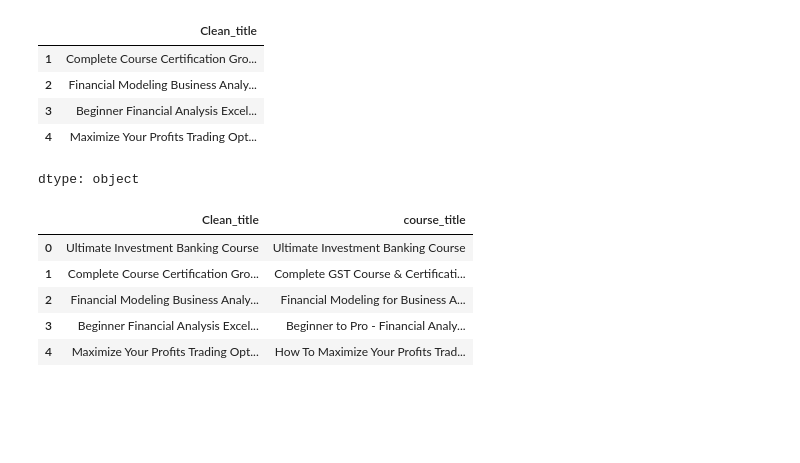
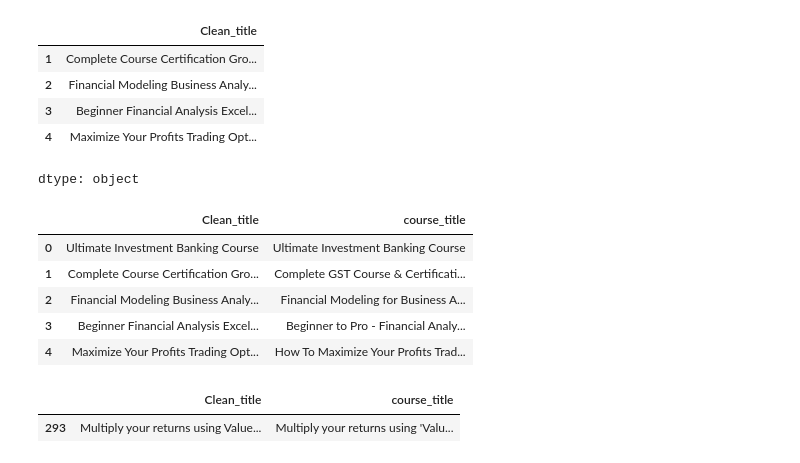
Before and after one commit to AAdewunmi/Online-Course-Recommendation-App-Project, a Jupyter notebook: EDA_On_UdemyDataset.ipynb, the cells around one changed output. Drawn from its saved outputs; the diff is of its cells as text; code cells hidden in the pictures; blank space fills up the shorter version.

Commit message:
Filter rows with longest clean title

```diff
--- a/EDA_On_UdemyDataset.ipynb
+++ b/EDA_On_UdemyDataset.ipynb
@@ -802,3 +802,10 @@ temp.head()
 | 2 | Financial Modeling Business Analy... | Financial Modeling for Business A... |
 | 3 | Beginner Financial Analysis Excel... | Beginner to Pro - Financial Analy... |
 | 4 | Maximize Your Profits Trading Opt... | How To Maximize Your Profits Trad... |
+# %%
+# Filter rows with longest clean title
+
+temp[temp['Clean_title'].str.len()==max(temp['Clean_title'].str.len())]
+# %% [output]
+|  | Clean_title | course_title |
+| 293 | Multiply your returns using Value... | Multiply your returns using 'Valu... |
```
